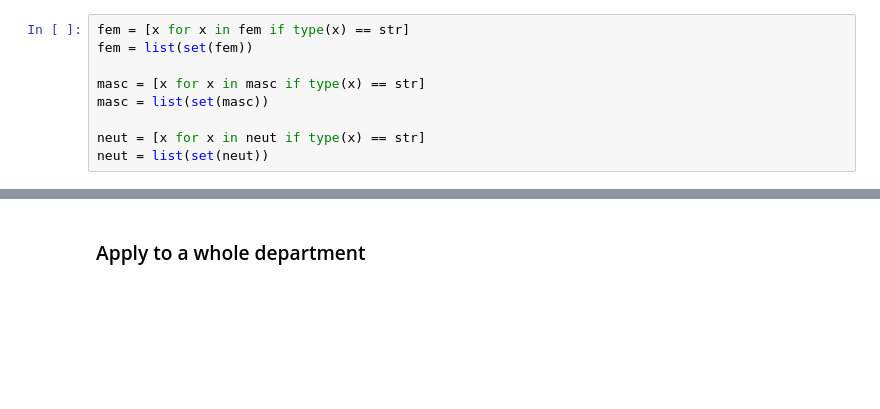
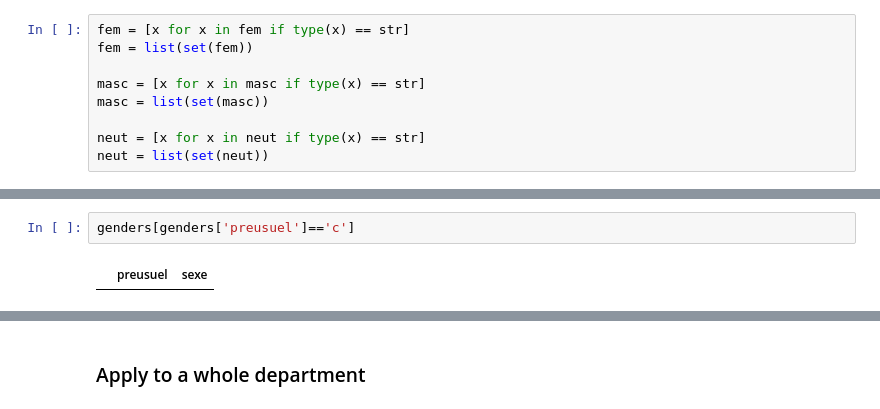
Before and after one commit to tdemareuil/StreetGender, a Jupyter notebook: roadnames.ipynb, the cells around one changed output, grey strips where cells are left out. Cells and saved outputs as stored; diff of their text form; blank space fills up the shorter version.

```diff
--- a/roadnames.ipynb
+++ b/roadnames.ipynb
@@ -680,0 +666,4 @@ fem
+# %%
+genders[genders['preusuel']=='c']
+# %% [output]
+|  | preusuel | sexe |
```
Also changed, not shown: parts of 12 cells of this notebook, 2 other files.
